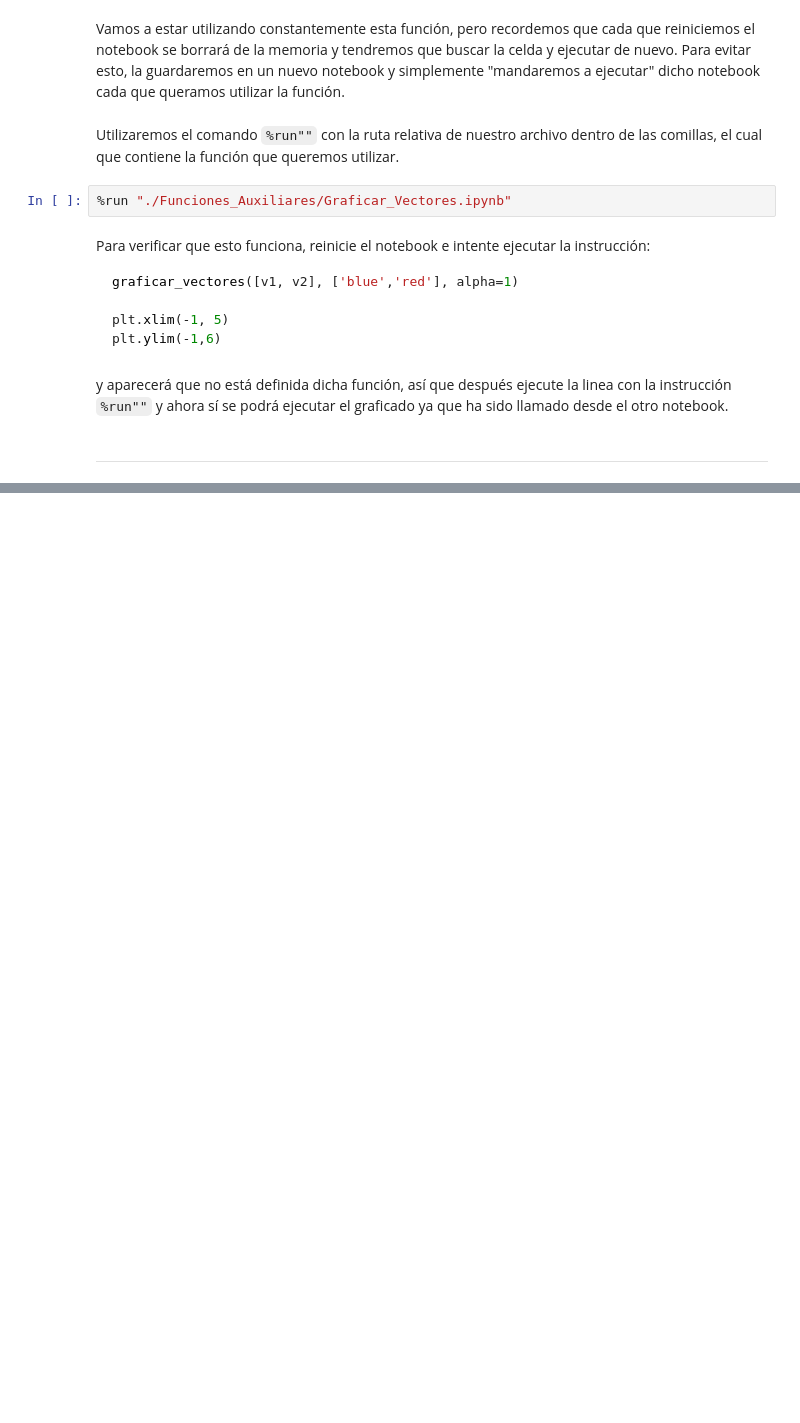
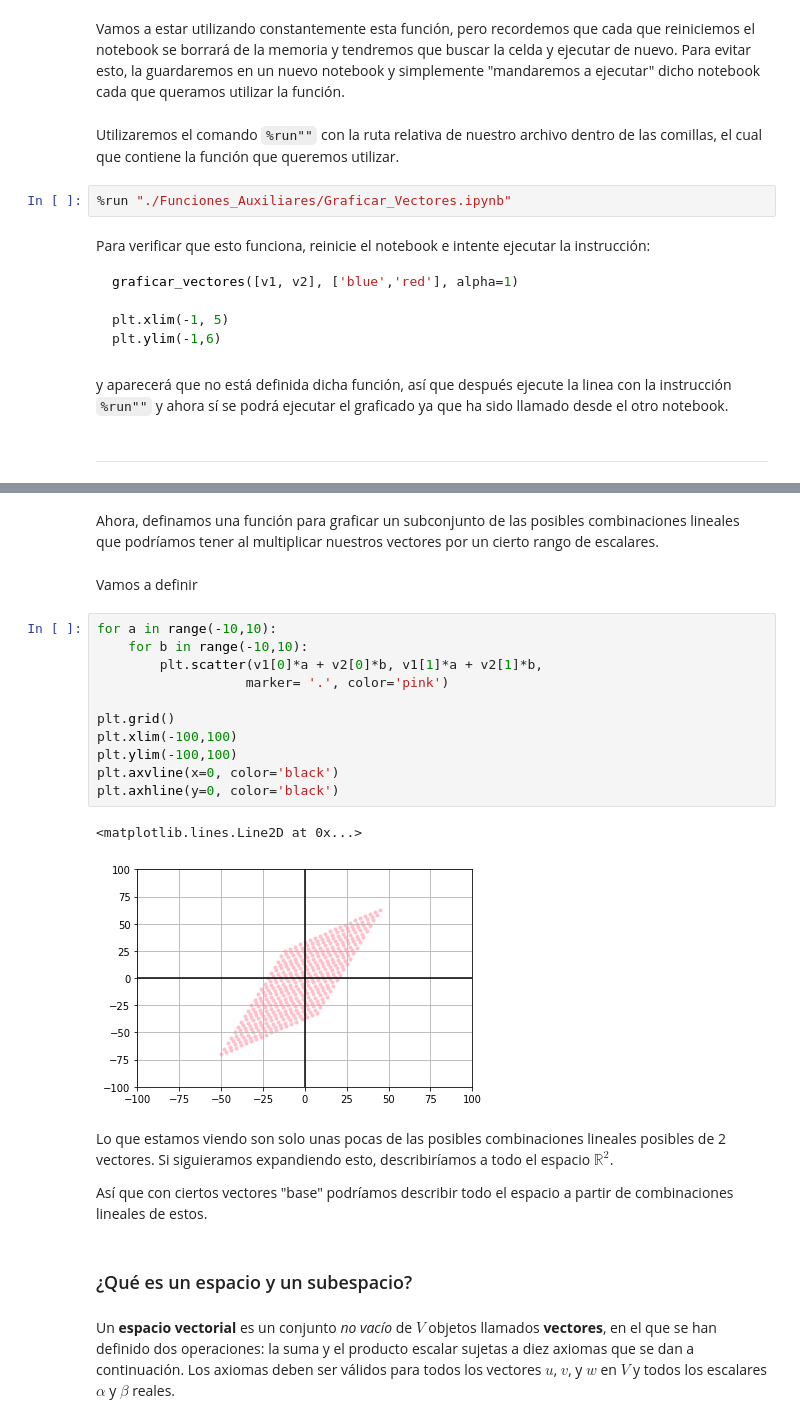
Before and after one commit to abdielgv162/Data-Science-Machine-Learning-Notes, a Jupyter notebook: Fundamentos_de_Algebra_Lineal_con_Python/Fundamentos_Algebra_Lineal_con_Python.ipynb, the cells around one changed output, grey strips where cells are left out. Drawn from its saved outputs; the diff is of its cells as text; blank space fills up the shorter version.

```diff
--- a/Fundamentos_de_Algebra_Lineal_con_Python/Fundamentos_Algebra_Lineal_con_Python.ipynb
+++ b/Fundamentos_de_Algebra_Lineal_con_Python/Fundamentos_Algebra_Lineal_con_Python.ipynb
@@ -1433,0 +1542,26 @@ y aparecerá que no está definida dicha función, así que después ejecute la
+# %% [markdown]
+Ahora, definamos una función para graficar un subconjunto de las posibles combinaciones lineales que podríamos tener al multiplicar nuestros vectores por un cierto rango de escalares.
+# %% [markdown]
+Vamos a definir
+# %%
+for a in range(-10,10):
+    for b in range(-10,10):
+        plt.scatter(v1[0]*a + v2[0]*b, v1[1]*a + v2[1]*b,
+                   marker= '.', color='pink')
+
+plt.grid()
+plt.xlim(-100,100)
+plt.ylim(-100,100)
+plt.axvline(x=0, color='black')
+plt.axhline(y=0, color='black')
+# %% [output]
+<matplotlib.lines.Line2D at 0x...>
+[figure, added]
+# %% [markdown]
+Lo que estamos viendo son solo unas pocas de las posibles combinaciones lineales posibles de 2 vectores. Si siguieramos expandiendo esto, describiríamos a todo el espacio $\mathbb{R}^2$.
+
+Así que con ciertos vectores "base" podríamos describir todo el espacio a partir de combinaciones lineales de estos.
+# %% [markdown]
+### ¿Qué es un espacio y un subespacio?
+# %% [markdown]
+Un **espacio vectorial** es un conjunto *no vacío* de $V$ objetos llamados **vectores**, en el que se han definido dos operaciones: la suma y el producto escalar sujetas a diez axiomas que se dan a continuación. Los axiomas deben ser válidos para todos los vectores $u$, $v$, y $w$ en $V$ y todos los escalares $\alpha$ y $\beta$ reales.
```
Also changed, not shown: parts of 111 cells of this notebook.
